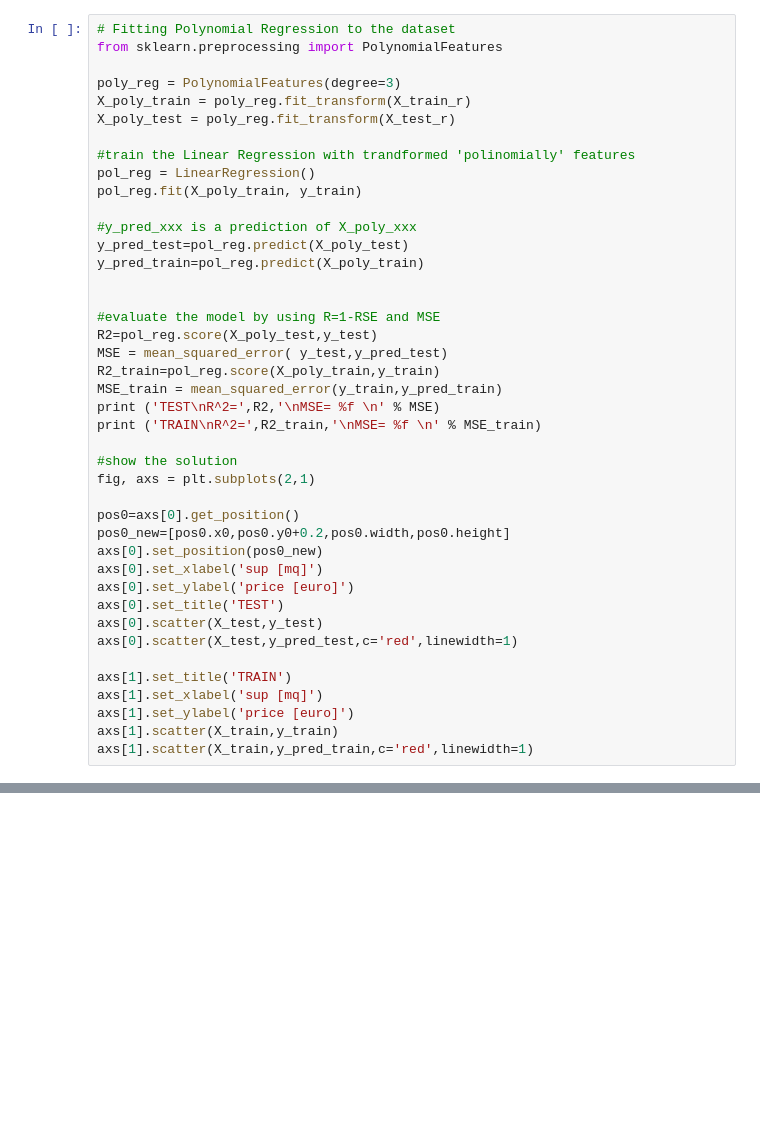
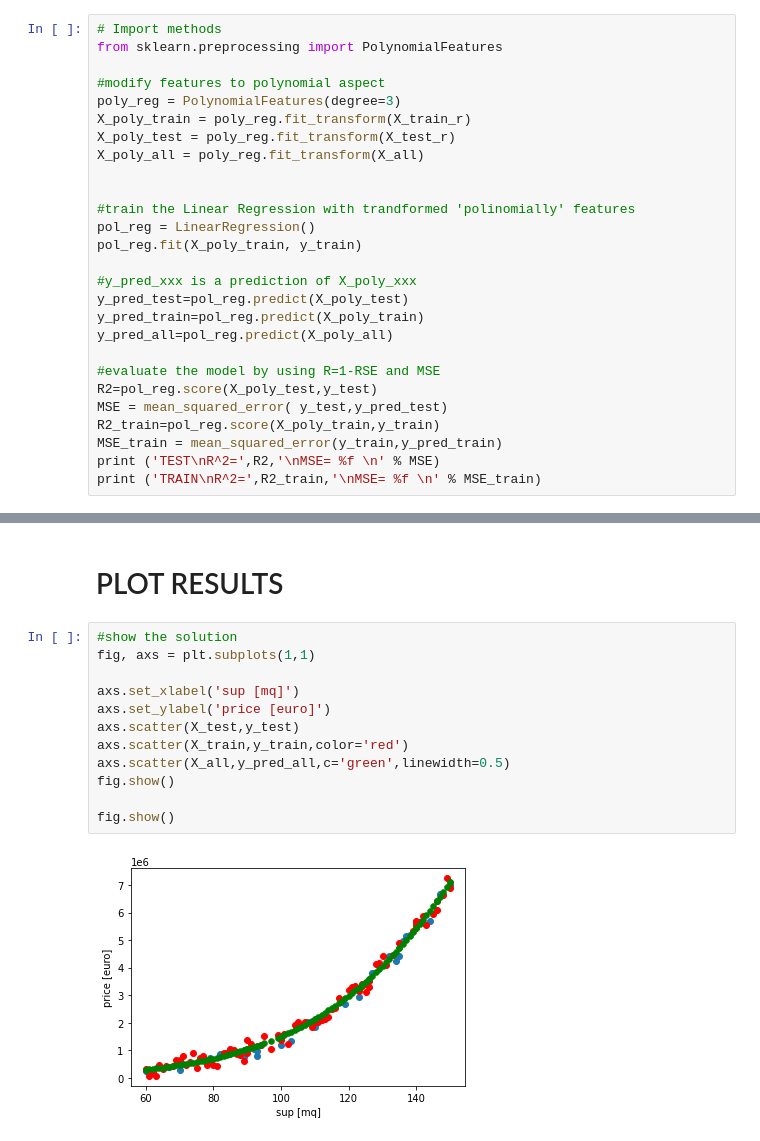
Before and after one commit to MatteoGandetto/Corso_ML_con_Python, a Jupyter notebook: Regressione_Polinomiale.ipynb, the cells around one changed output, grey strips where cells are left out. Saved outputs shown, nothing was run; the diff lists cells and outputs as text; blank space fills up the shorter version.

```diff
--- a/Regressione_Polinomiale.ipynb
+++ b/Regressione_Polinomiale.ipynb
@@ -147,10 +128,13 @@ Machine Learning
 # %%
-# Fitting Polynomial Regression to the dataset
+# Import methods
 from sklearn.preprocessing import PolynomialFeatures
 
+#modify features to polynomial aspect
 poly_reg = PolynomialFeatures(degree=3)
 X_poly_train = poly_reg.fit_transform(X_train_r)
 X_poly_test = poly_reg.fit_transform(X_test_r)
+X_poly_all = poly_reg.fit_transform(X_all)
+
 
 #train the Linear Regression with trandformed 'polinomially' features
 pol_reg = LinearRegression()
@@ -159,7 +143,7 @@ pol_reg.fit(X_poly_train, y_train)
 #y_pred_xxx is a prediction of X_poly_xxx
 y_pred_test=pol_reg.predict(X_poly_test)
 y_pred_train=pol_reg.predict(X_poly_train)
-
+y_pred_all=pol_reg.predict(X_poly_all)
 
 #evaluate the model by using R=1-RSE and MSE
 R2=pol_reg.score(X_poly_test,y_test)
@@ -168,23 +152,5 @@ R2_train=pol_reg.score(X_poly_train,y_train)
 MSE_train = mean_squared_error(y_train,y_pred_train)
 print ('TEST\nR^2=',R2,'\nMSE= %f \n' % MSE)
 print ('TRAIN\nR^2=',R2_train,'\nMSE= %f \n' % MSE_train)
-
-#show the solution
-fig, axs = plt.subplots(2,1)
-
-pos0=axs[0].get_position()
-pos0_new=[pos0.x0,pos0.y0+0.2,pos0.width,pos0.height]
-axs[0].set_position(pos0_new)
-axs[0].set_xlabel('sup [mq]')
-axs[0].set_ylabel('price [euro]')
-axs[0].set_title('TEST')
-axs[0].scatter(X_test,y_test)
-axs[0].scatter(X_test,y_pred_test,c='red',linewidth=1)
-
-axs[1].set_title('TRAIN')
-axs[1].set_xlabel('sup [mq]')
-axs[1].set_ylabel('price [euro]')
-axs[1].scatter(X_train,y_train)
-axs[1].scatter(X_train,y_pred_train,c='red',linewidth=1)
 # %% [output]
 TEST
@@ -198,0 +163,16 @@ MSE= 796760434.313873
+# %% [markdown]
+# PLOT RESULTS
+# %%
+#show the solution
+fig, axs = plt.subplots(1,1)
+
+axs.set_xlabel('sup [mq]')
+axs.set_ylabel('price [euro]')
+axs.scatter(X_test,y_test)
+axs.scatter(X_train,y_train,color='red')
+axs.scatter(X_all,y_pred_all,c='green',linewidth=0.5)
+fig.show()
+
+fig.show()
+# %% [output]
+[figure, added]
```
Also changed, not shown: parts of 22 cells of this notebook.
